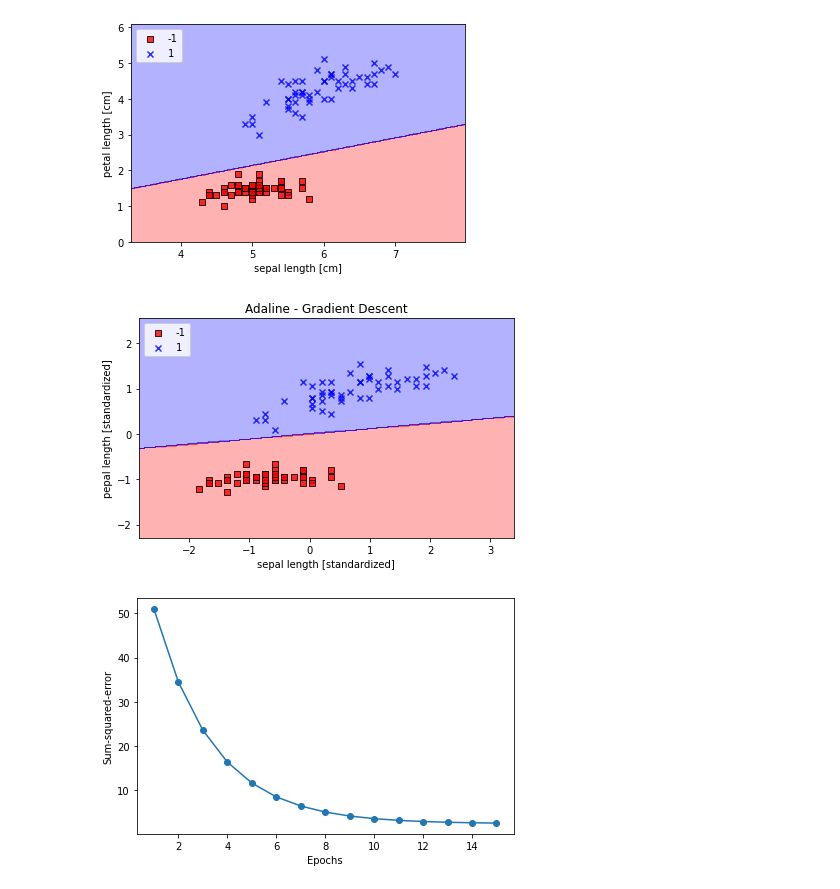
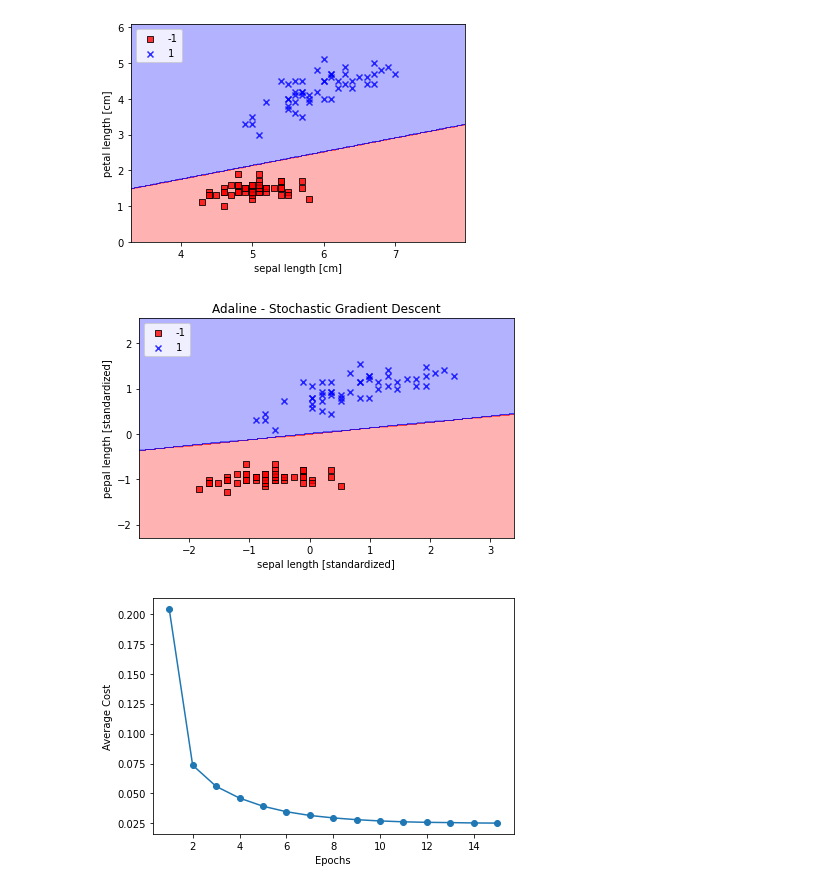
Before and after one commit to GOD-oda/python-ml-2nd-edition, a Jupyter notebook: python_ml_2nd_edition.ipynb, the cells around one changed output. Saved outputs shown, nothing was run; the diff lists cells and outputs as text; code cells hidden in the pictures.

```diff
--- a/python_ml_2nd_edition.ipynb
+++ b/python_ml_2nd_edition.ipynb
@@ -193,7 +237,7 @@ ada.fit(x_std, y)
 
 plot_decision_regions(x_std, y, classifier=ada)
 
-plt.title('Adaline - Gradient Descent')
+plt.title('Adaline - Stochastic Gradient Descent')
 plt.xlabel('sepal length [standardized]')
 plt.ylabel('pepal length [standardized]')
 plt.legend(loc='upper left')
@@ -201,12 +245,12 @@ plt.legend(loc='upper left')
 plt.tight_layout()
 plt.show()
 # %% [output]
-[figure, old version]
+[figure, new version]
 # %%
 plt.plot(range(1, len(ada.cost_) + 1), ada.cost_, marker='o')
 plt.xlabel('Epochs')
-plt.ylabel('Sum-squared-error')
+plt.ylabel('Average Cost')
 plt.tight_layout()
 plt.show()
 # %% [output]
-[figure, old version]
+[figure, new version]
```
Also changed, not shown: parts of 1 cell of this notebook.
